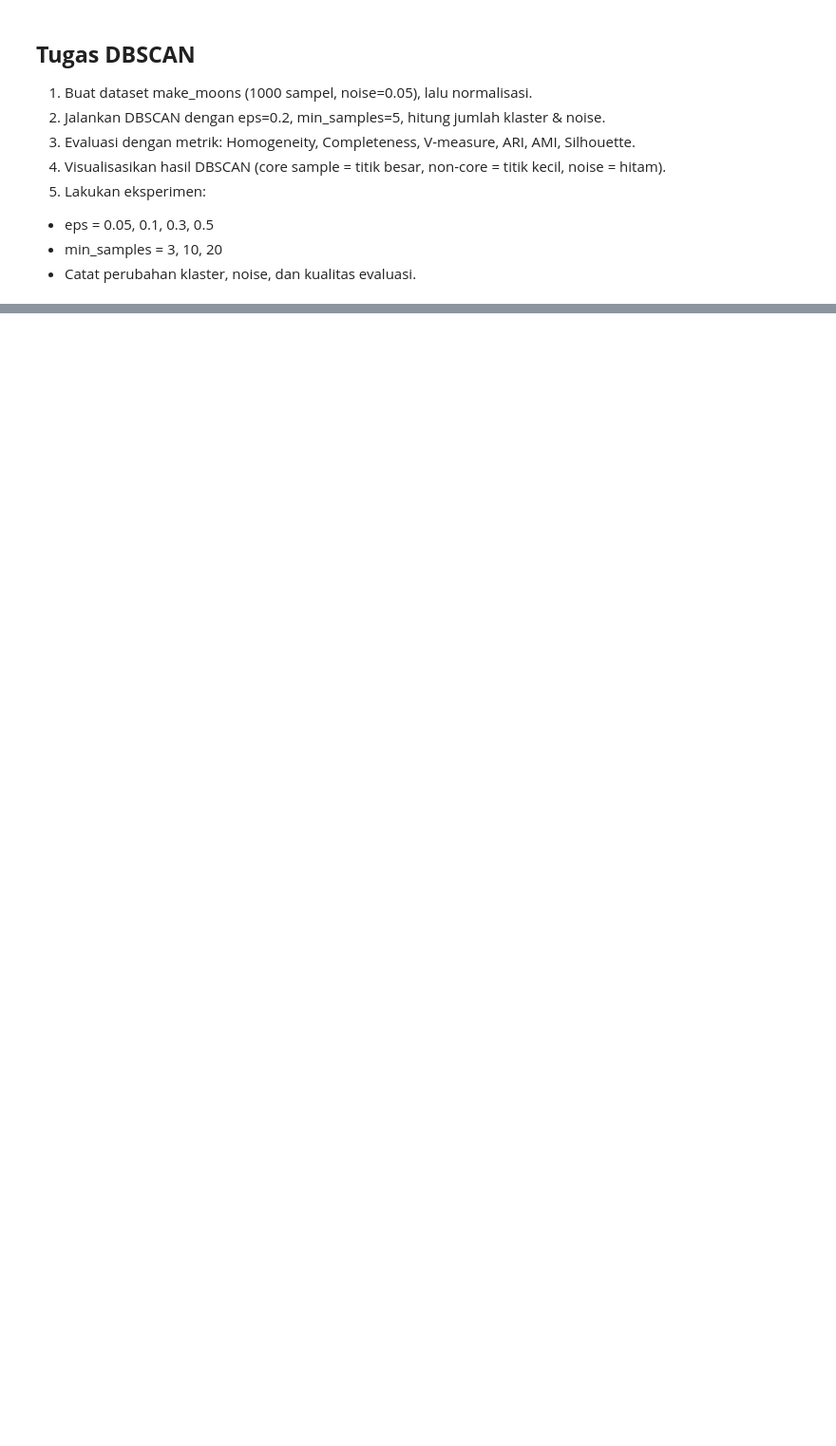
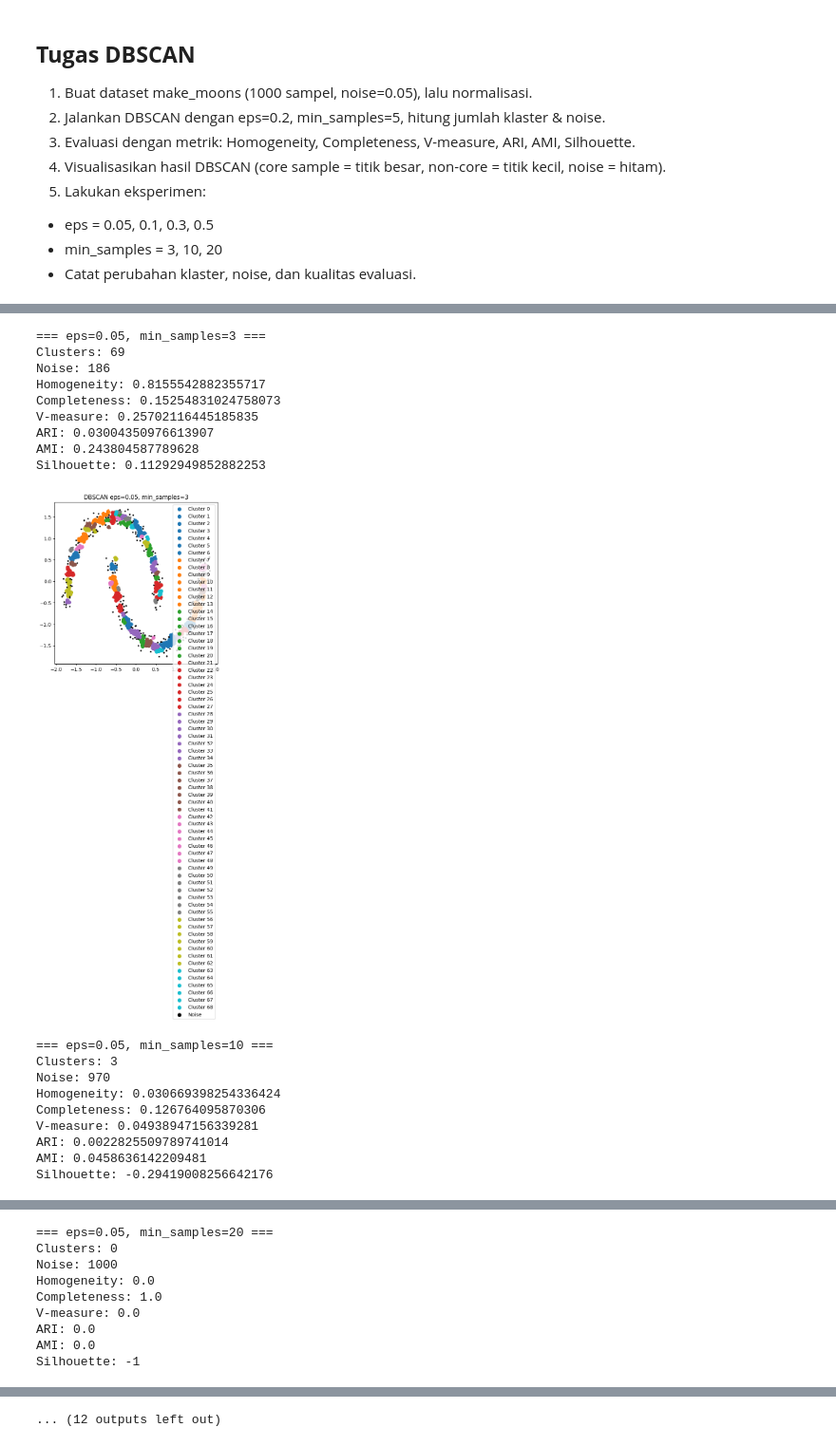
Before and after one commit to Ericharw/Machine_Learning, a Jupyter notebook: JS04_2341720202_Ericha Rizki W.ipynb, the cells around one changed output, grey strips where cells are left out. Shown at 95% size. Drawn from its saved outputs; the diff is of its cells as text; code cells hidden in the pictures; blank space fills up the shorter version.

```diff
--- a/JS04_2341720202_Ericha Rizki W.ipynb
+++ b/JS04_2341720202_Ericha Rizki W.ipynb
@@ -531,0 +686,39 @@ Buatlah sebuah model K-Means dengan ketentuan,
+# %%
+eps_values = [0.05, 0.1, 0.3, 0.5]
+min_samples_values = [3, 10, 20]
+
+results = []
+
+for eps in eps_values:
+    for min_s in min_samples_values:
+        db = DBSCAN(eps=eps, min_samples=min_s).fit(X)
+        labels = db.labels_
+        metrics = evaluate_dbscan(X, labels)
+        metrics["eps"] = eps
+        metrics["min_samples"] = min_s
+        results.append(metrics)
+        print(f"\n=== eps={eps}, min_samples={min_s} ===")
+        for k,v in metrics.items():
+            if k not in ["eps","min_samples"]:
+                print(f"{k}: {v}")
+        plot_dbscan(X, db, eps, min_s)
+# %% [output]
+=== eps=0.05, min_samples=3 ===
+Clusters: 69
+Noise: 186
+Homogeneity: 0.8155542882355717
+Completeness: 0.15254831024758073
+V-measure: 0.25702116445185835
+ARI: 0.03004350976613907
+AMI: 0.243804587789628
+Silhouette: 0.11292949852882253
+[figure, added]
+=== eps=0.05, min_samples=10 ===
+Clusters: 3
+Noise: 970
+Homogeneity: 0.030669398254336424
+Completeness: 0.126764095870306
+V-measure: 0.04938947156339281
+ARI: 0.0022825509789741014
+AMI: 0.0458636142209481
+Silhouette: -0.29419008256642176
@@ -531,0 +726,9 @@ Buatlah sebuah model K-Means dengan ketentuan,
+=== eps=0.05, min_samples=20 ===
+Clusters: 0
+Noise: 1000
+Homogeneity: 0.0
+Completeness: 1.0
+V-measure: 0.0
+ARI: 0.0
+AMI: 0.0
+Silhouette: -1
@@ -531,0 +766 @@ Buatlah sebuah model K-Means dengan ketentuan,
+... (12 outputs left out)
```
Also changed, not shown: parts of 12 cells of this notebook.
